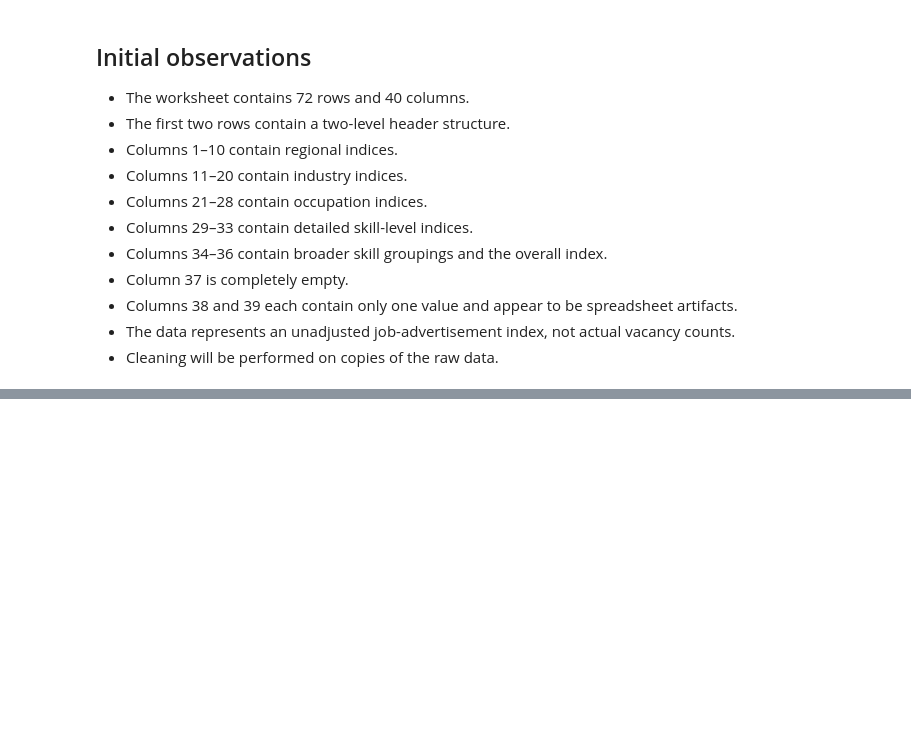
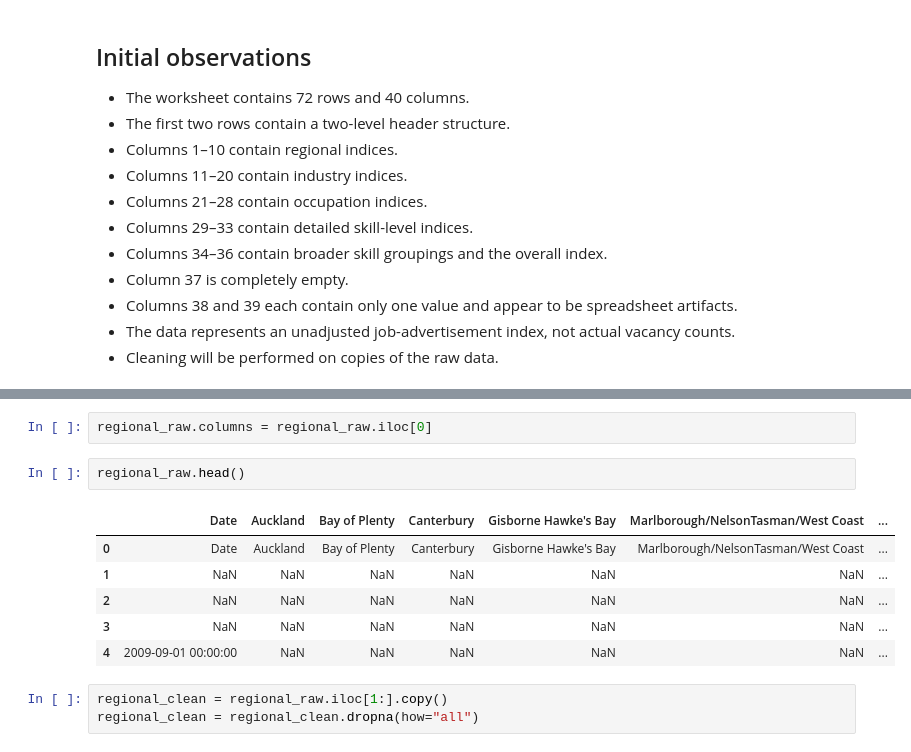
Before and after one commit to kamalpreetsinghh/nz-job-market-data-analysis, a Jupyter notebook: notebooks/01_data_loading.ipynb, the cells around one changed output, grey strips where cells are left out. Saved outputs shown, nothing was run; the diff lists cells and outputs as text; blank space fills up the shorter version.

```diff
--- a/notebooks/01_data_loading.ipynb
+++ b/notebooks/01_data_loading.ipynb
@@ -155,0 +175,14 @@ dtype: int64
+# %%
+regional_raw.columns = regional_raw.iloc[0]
+# %%
+regional_raw.head()
+# %% [output]
+|  | Date | Auckland | Bay of Plenty | Canterbury | Gisborne Hawke's Bay | Marlborough/NelsonTasman/West Coast | ... |
+| 0 | Date | Auckland | Bay of Plenty | Canterbury | Gisborne Hawke's Bay | Marlborough/NelsonTasman/West Coast | ... |
+| 1 | NaN | NaN | NaN | NaN | NaN | NaN | ... |
+| 2 | NaN | NaN | NaN | NaN | NaN | NaN | ... |
+| 3 | NaN | NaN | NaN | NaN | NaN | NaN | ... |
+| 4 | 2009-09-01 00:00:00 | NaN | NaN | NaN | NaN | NaN | ... |
+# %%
+regional_clean = regional_raw.iloc[1:].copy()
+regional_clean = regional_clean.dropna(how="all")
```
Also changed, not shown: parts of 22 cells of this notebook.
